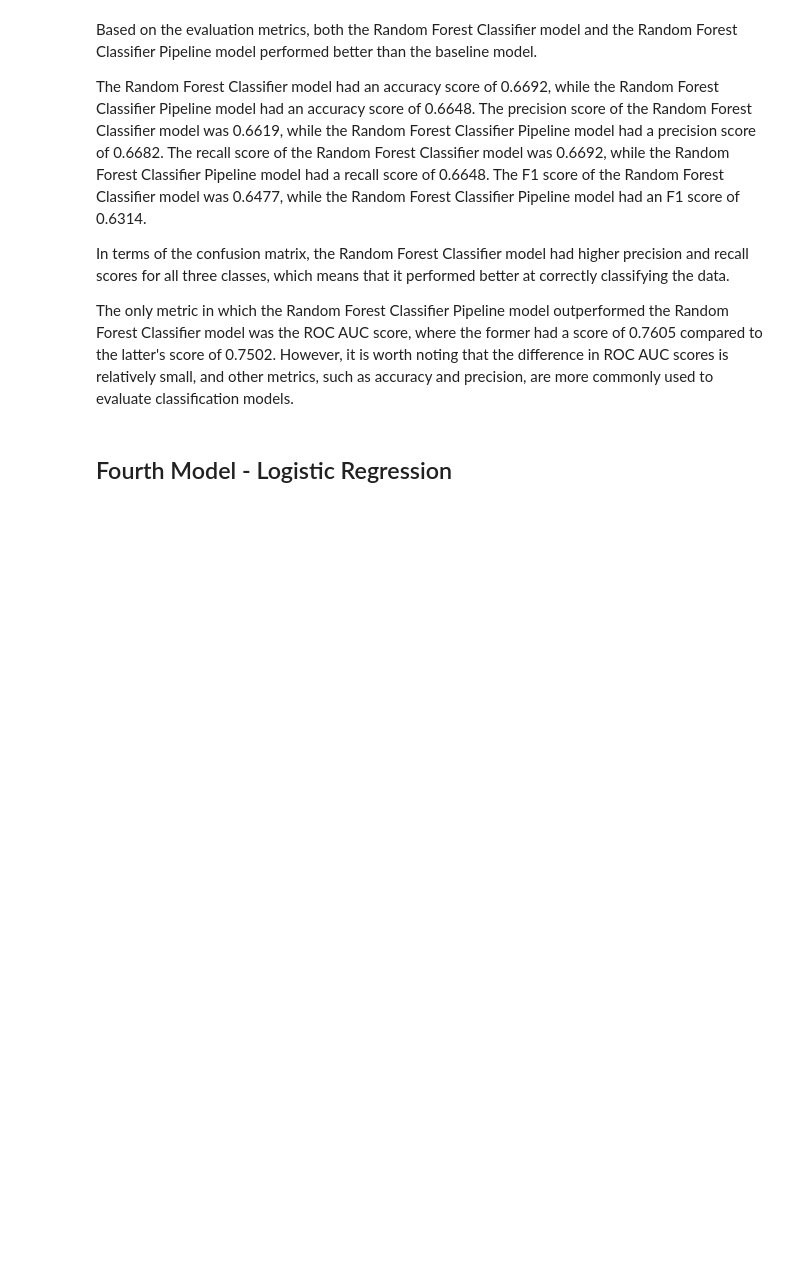
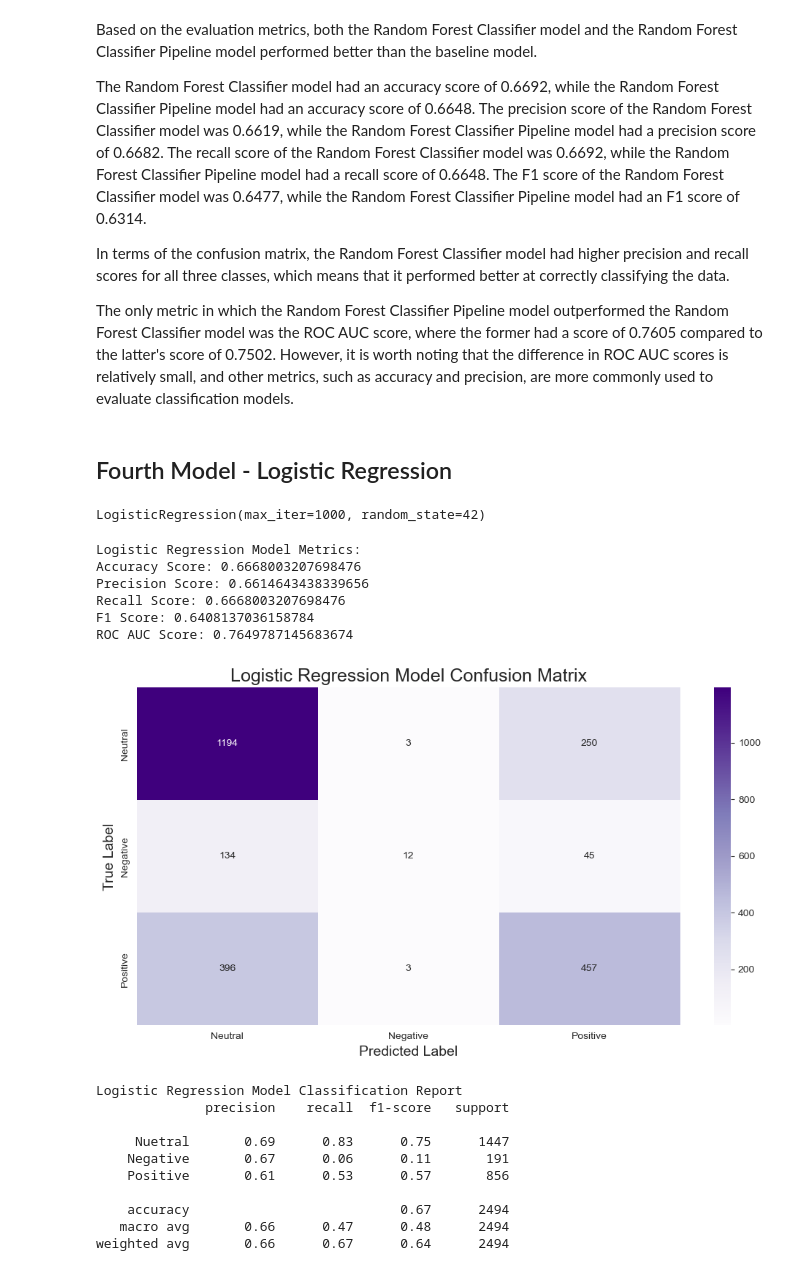
Before and after one commit to Bywani/AG_Sentiment_Analysis, a Jupyter notebook: Apple-Google Sentiment Analyzer.ipynb, the cells around one changed output. Saved outputs shown, nothing was run; the diff lists cells and outputs as text; code cells hidden in the pictures; blank space fills up the shorter version.

```diff
--- a/Apple-Google Sentiment Analyzer.ipynb
+++ b/Apple-Google Sentiment Analyzer.ipynb
@@ -902,3 +916,56 @@ The only metric in which the Random Forest Classifier Pipeline model outperforme
 ## Fourth Model - Logistic Regression
 # %%
 # Train a Logistic Regression Model on the training the data
+logreg = LogisticRegression(max_iter = 1000, random_state = 42)
+logreg.fit(X_train, y_train)
+# %% [output]
+LogisticRegression(max_iter=1000, random_state=42)
+# %%
+# Predict the labels of the test data
+logreg_pred = logreg.predict(X_test)
+# %%
+# Print the evaluation metrics for the Random Forest model
+print('\nLogistic Regression Model Metrics:')
+print('Accuracy Score:', accuracy_score(y_test, logreg_pred))
+print('Precision Score:', precision_score(y_test, logreg_pred, average = 'weighted'))
+print('Recall Score:', recall_score(y_test, logreg_pred, average = 'weighted'))
+print('F1 Score:', f1_score(y_test, logreg_pred, average = 'weighted'))
+print('ROC AUC Score:', roc_auc_score(y_test, logreg.predict_proba(X_test), multi_class = 'ovo'))
+# %% [output]
+Logistic Regression Model Metrics:
+Accuracy Score: 0.6668003207698476
+Precision Score: 0.6614643438339656
+Recall Score: 0.6668003207698476
+F1 Score: 0.6408137036158784
+ROC AUC Score: 0.7649787145683674
+# %%
+# Create confusion matrix
+cm = confusion_matrix(y_test, logreg_pred)
+
+# Plot the confusion matrix
+plt.figure(figsize = (12, 6))
+sns.heatmap(cm, annot = True, fmt = 'd', cmap = 'Purples', xticklabels = ['Neutral', 'Negative', 'Positive'],
+           yticklabels = ['Neutral', 'Negative', 'Positive'])
+
+plt.title('Logistic Regression Model Confusion Matrix', fontsize = 18)
+plt.xlabel('Predicted Label', fontsize = 14)
+plt.ylabel('True Label', fontsize = 14)
+plt.show()
+
+
+# Print the classification report for the Random Forest model
+target_names = ['Nuetral', 'Negative', 'Positive']
+print('\nLogistic Regression Model Classification Report')
+print(classification_report(y_test, logreg_pred, target_names = target_names))
+# %% [output]
+[figure, added]
+Logistic Regression Model Classification Report
+              precision    recall  f1-score   support
+
+     Nuetral       0.69      0.83      0.75      1447
+    Negative       0.67      0.06      0.11       191
+    Positive       0.61      0.53      0.57       856
+
+    accuracy                           0.67      2494
+   macro avg       0.66      0.47      0.48      2494
+weighted avg       0.66      0.67      0.64      2494
```
Also changed, not shown: parts of 35 cells of this notebook.
